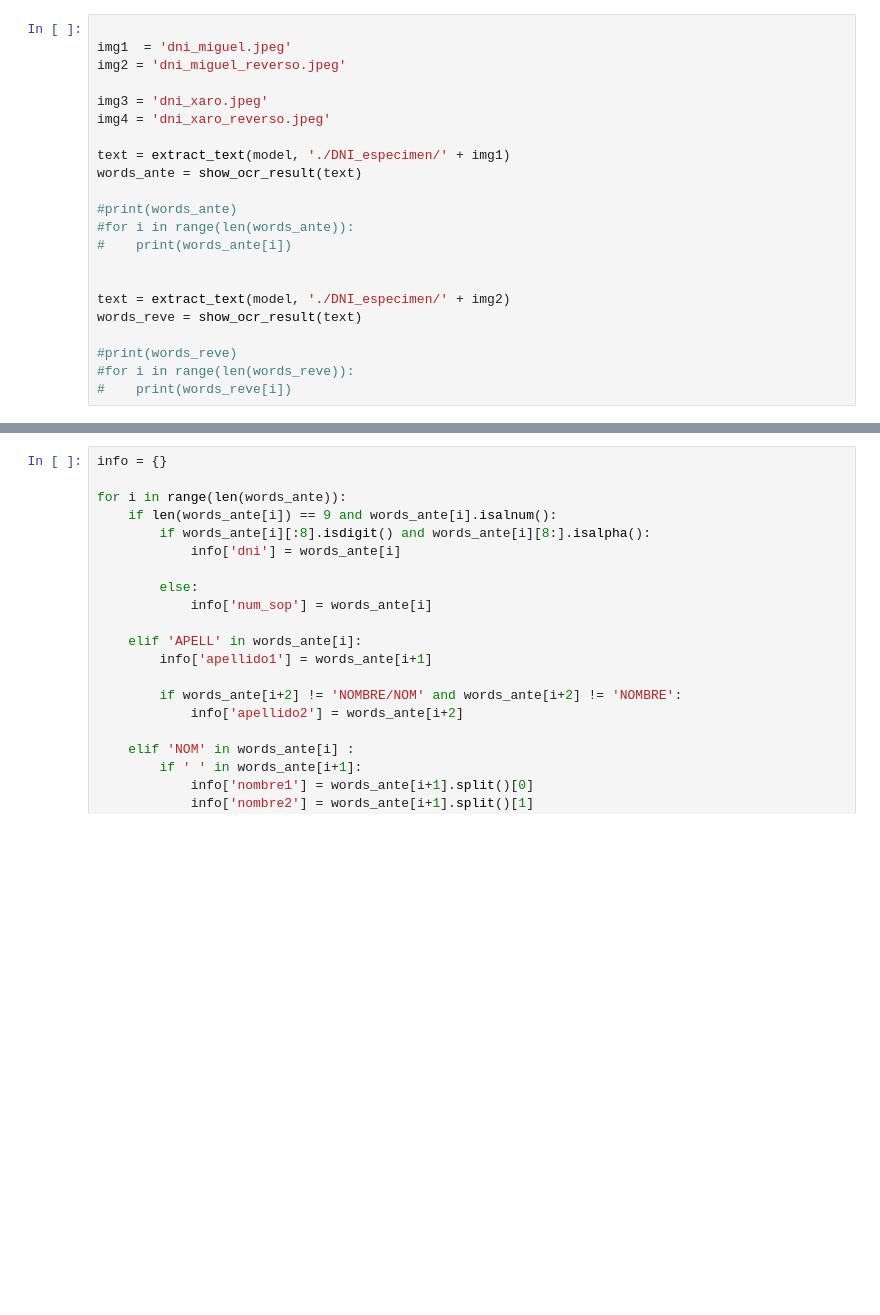
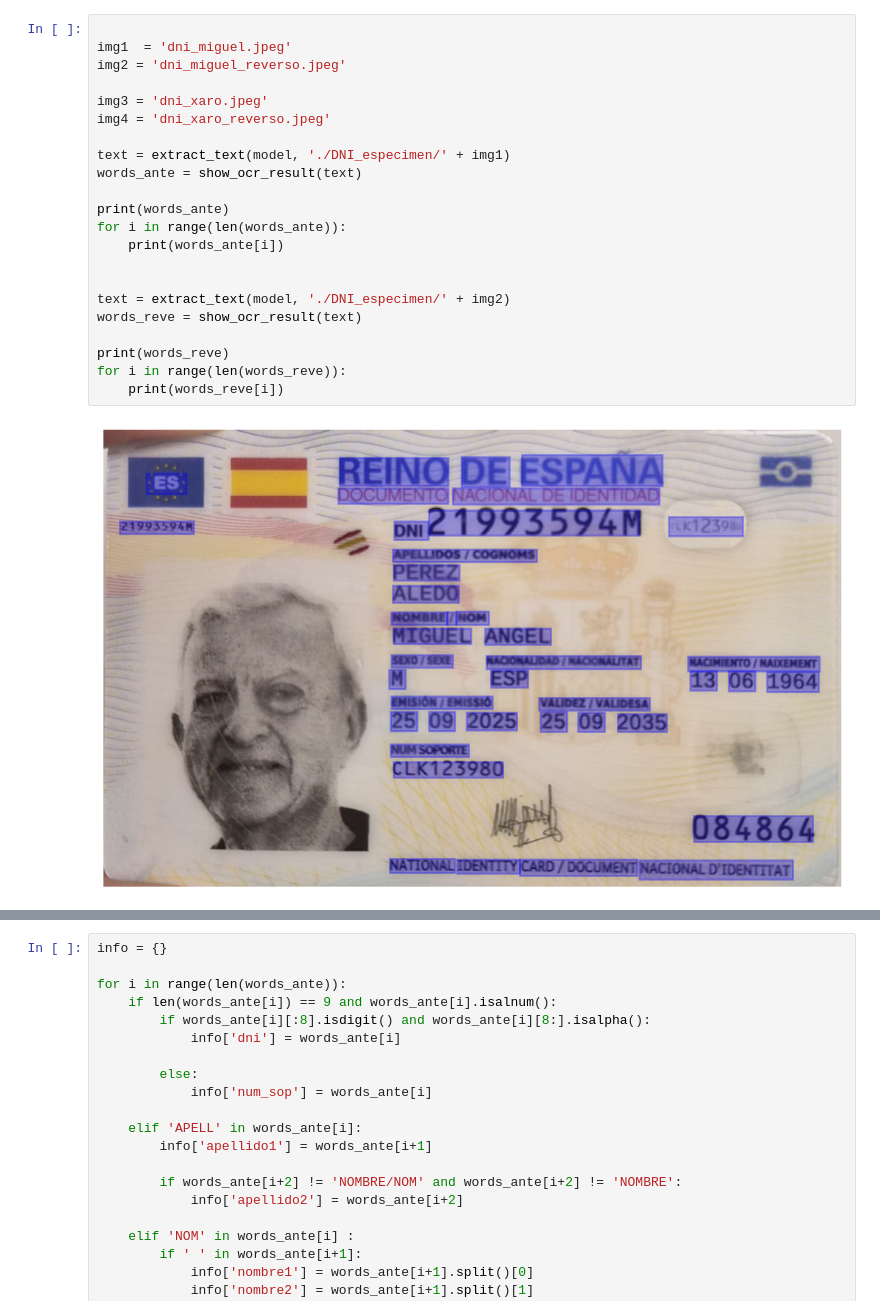
Before and after one commit to hum1-ua/facephichallenge2026_, a Jupyter notebook: pedro.ipynb, the cells around one changed output, grey strips where cells are left out. Cells and saved outputs as stored; diff of their text form; blank space fills up the shorter version.

```diff
--- a/pedro.ipynb
+++ b/pedro.ipynb
@@ -31,22 +31,24 @@ def show_ocr_result(result):
 # %%
 
 img1  = 'dni_miguel.jpeg'
 img2 = 'dni_miguel_reverso.jpeg'
 
 img3 = 'dni_xaro.jpeg'
 img4 = 'dni_xaro_reverso.jpeg'
 
 text = extract_text(model, './DNI_especimen/' + img1)
 words_ante = show_ocr_result(text)
 
-#print(words_ante)
-#for i in range(len(words_ante)):
-#    print(words_ante[i])
+print(words_ante)
+for i in range(len(words_ante)):
+    print(words_ante[i])
 
 
 text = extract_text(model, './DNI_especimen/' + img2)
 words_reve = show_ocr_result(text)
 
-#print(words_reve)
-#for i in range(len(words_reve)):
-#    print(words_reve[i])
+print(words_reve)
+for i in range(len(words_reve)):
+    print(words_reve[i])
+# %% [output]
+[figure, added]
```
Also changed, not shown: parts of 3 cells of this notebook.
